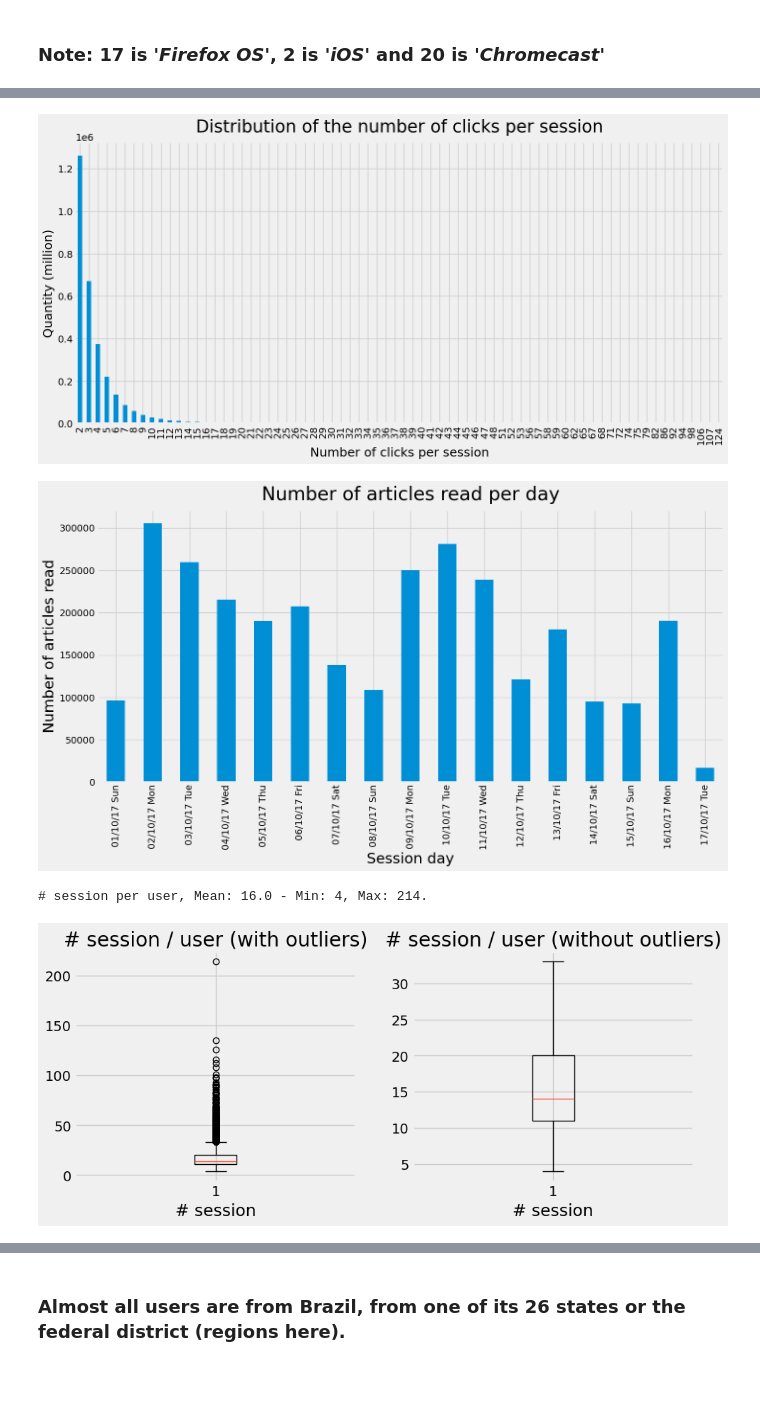
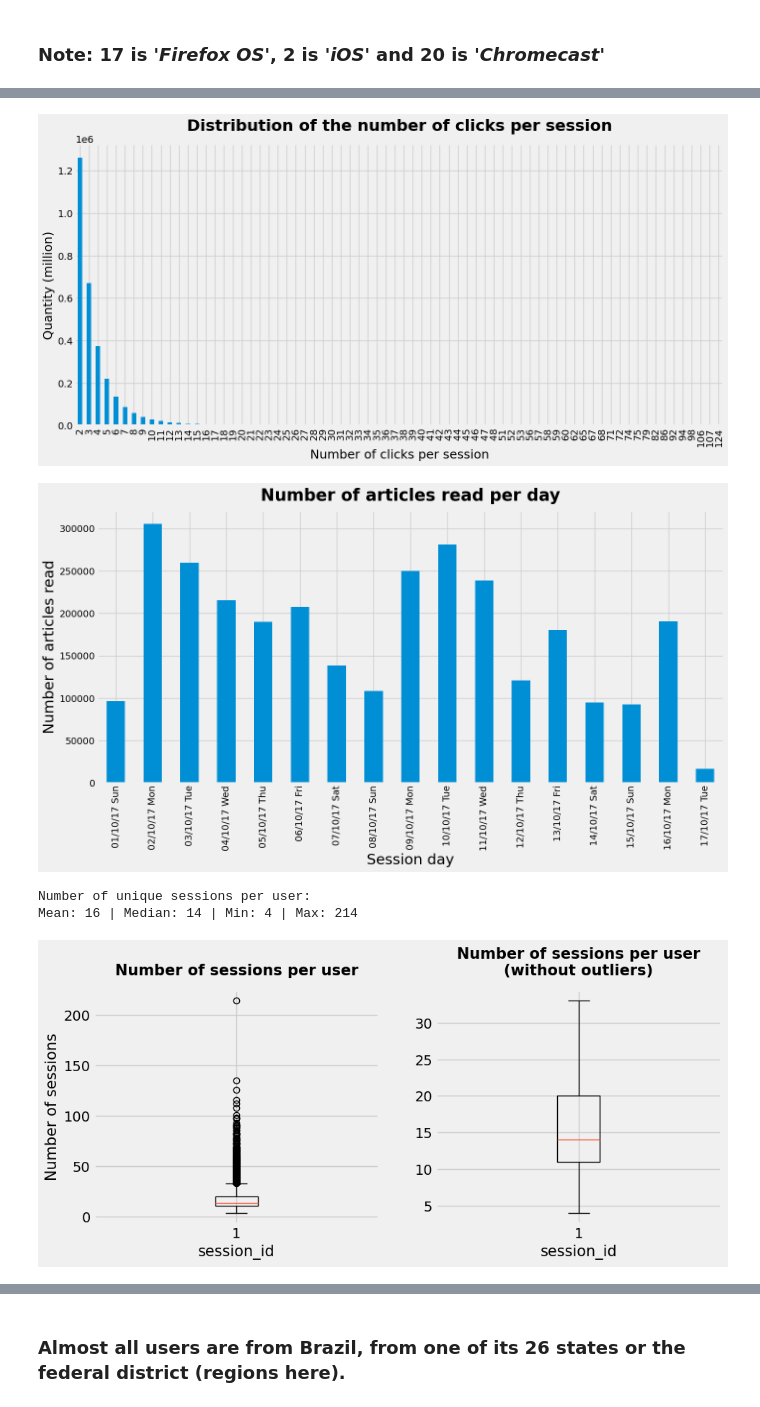
Before and after one commit to jfsubrini/ia-project9, a Jupyter notebook: Subrini_JeanFrancois_2_scripts_012023.ipynb, the cells around one changed output, grey strips where cells are left out. Drawn from its saved outputs; the diff is of its cells as text; code cells hidden in the pictures; blank space fills up the shorter version.

```diff
--- a/Subrini_JeanFrancois_2_scripts_012023.ipynb
+++ b/Subrini_JeanFrancois_2_scripts_012023.ipynb
@@ -489,45 +507,50 @@ plt.show()
 # Bar plot showing the distribution of the number of clicks per session.
 df_clicks.groupby('session_size').size().plot(
     kind='bar', figsize=(15, 7))
-plt.title("Distribution of the number of clicks per session", fontsize=25, pad=15)
+plt.title("Distribution of the number of clicks per session",
+          fontsize=23, pad=20, fontweight='bold')
 plt.xlabel("Number of clicks per session", fontsize=18)
 plt.ylabel("Quantity (million)", fontsize=18)
 ax.bar_label(ax.containers[0], padding=3, fontsize=16)
 plt.show()
 # %% [output]
-[figure, old version]
+[figure, new version]
-# %%
-# Rename columns
-df_clicks.rename(columns={'click_article_id':'article_id'}, inplace=True)
-
-# Convert date string to datetime
-date2convert = ['session_start', 'click_timestamp']
-for col in date2convert:
-    df_clicks[col] = pd.to_datetime(df_clicks[col], unit='ms')
 # %%
 # Bar plot showing the Number of articles read per day.
 df_clicks.groupby(df_clicks['session_start'].dt.strftime(
     '%d/%m/%y %a')).size().plot(kind='bar', figsize=(15, 7))
-plt.title("Number of articles read per day", fontsize=28, pad=15)
+plt.title("Number of articles read per day",
+          fontsize=25, pad=15, fontweight='bold')
 plt.xlabel("Session day", fontsize=22)
 plt.ylabel("Number of articles read", fontsize=22)
 plt.show()
 # %% [output]
-[figure, old version]
+[figure, new version]
 # %%
+# Number of unique sessions per user.
 x = df_clicks.groupby(['user_id'])['session_id'].nunique()
-print(f'# session per user, Mean: \
-{round(x.mean(), 1)} - Min: {x.min()}, Max: {x.max()}.')
+print(f'\n\033[1mNumber of unique sessions per user: \nMean: \
+{round(x.mean())} | Median: {round(x.median())} | Min: {x.min()} \
+| Max: {x.max()}\033[0m\n')
 
-# Plot boxplot
+# Visualization of the number of sessions per user.
 fig, (ax1, ax2) = plt.subplots (1, 2, figsize=(10, 4))
+
+# Plotting boxplot of the number of sessions per user.
 ax1.boxplot(x)
-ax1.set_xlabel('# session')
-ax1.set_title('# session / user (with outliers)')
+ax1.set_title('Number of sessions per user',
+              fontsize=15, fontweight='bold', pad=15)
+ax1.set_xlabel('session_id', fontsize=15)
+ax1.set_ylabel('Number of sessions', fontsize=15)
+
+# Plotting boxplot of the number of sessions per user, without outliers.
 ax2.boxplot(x, showfliers=False)
-ax2.set_xlabel('# session')
-ax2.set_title('# session / user (without outliers)')
+ax2.set_title('Number of sessions per user\n(without outliers)',
+              fontsize=15, fontweight='bold', pad=15)
+ax2.set_xlabel('session_id', fontsize=15)
+
 plt.show()
 # %% [output]
-# session per user, Mean: 16.0 - Min: 4, Max: 214.
+Number of unique sessions per user:
+Mean: 16 | Median: 14 | Min: 4 | Max: 214
-[figure, old version]
+[figure, new version]
```
Also changed, not shown: parts of 97 cells of this notebook.
